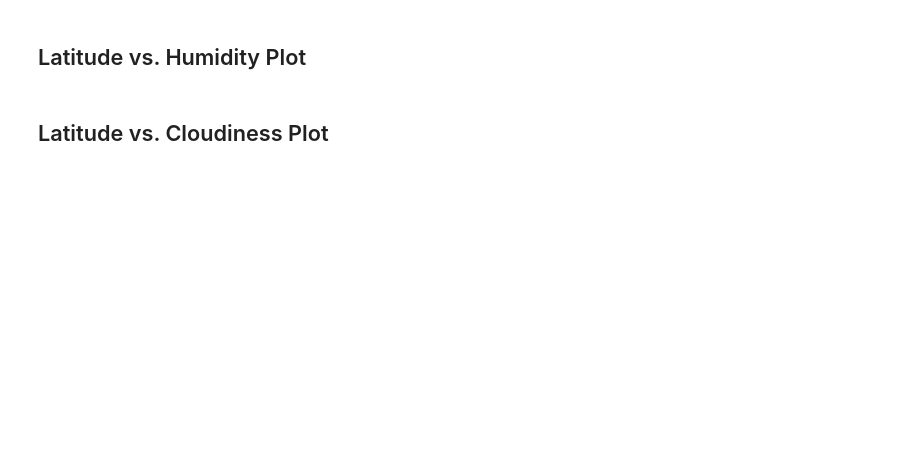
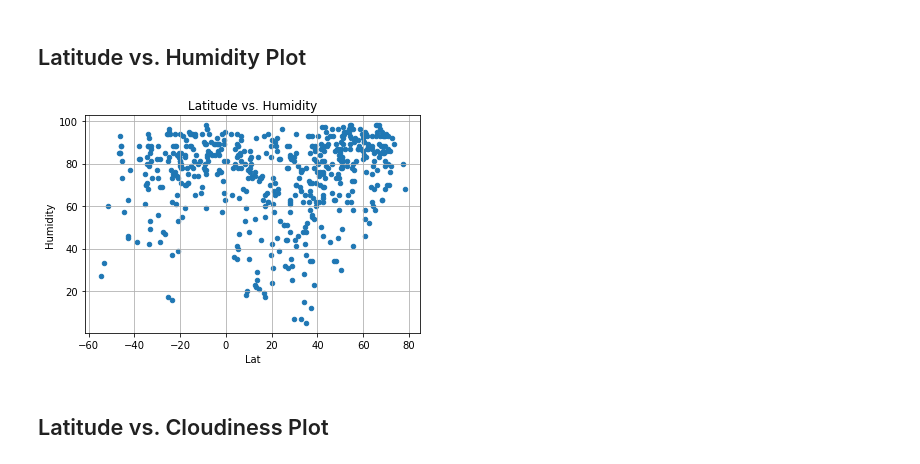
Before and after one commit to BrookAnn/Python-API-Homwork, a Jupyter notebook: starter_code/WeatherPy.ipynb, the cells around one changed output. Cells and saved outputs as stored; diff of their text form; code cells hidden in the pictures; blank space fills up the shorter version.

```diff
--- a/starter_code/WeatherPy.ipynb
+++ b/starter_code/WeatherPy.ipynb
@@ -81,4 +211,9 @@ Skip this step if there are no cities that have humidity > 100%.
 # %% [markdown]
 ## Latitude vs. Humidity Plot
+# %%
+Humidity_Data = Clean_Data.plot(kind="scatter",x='Lat',y='Humidity',title='Latitude vs. Humidity',grid=True)
+plt.savefig("../output_data/LatHumidity.png")
+# %% [output]
+[figure, added]
 # %% [markdown]
 ## Latitude vs. Cloudiness Plot
```
Also changed, not shown: parts of 23 cells of this notebook, 16 other files.
